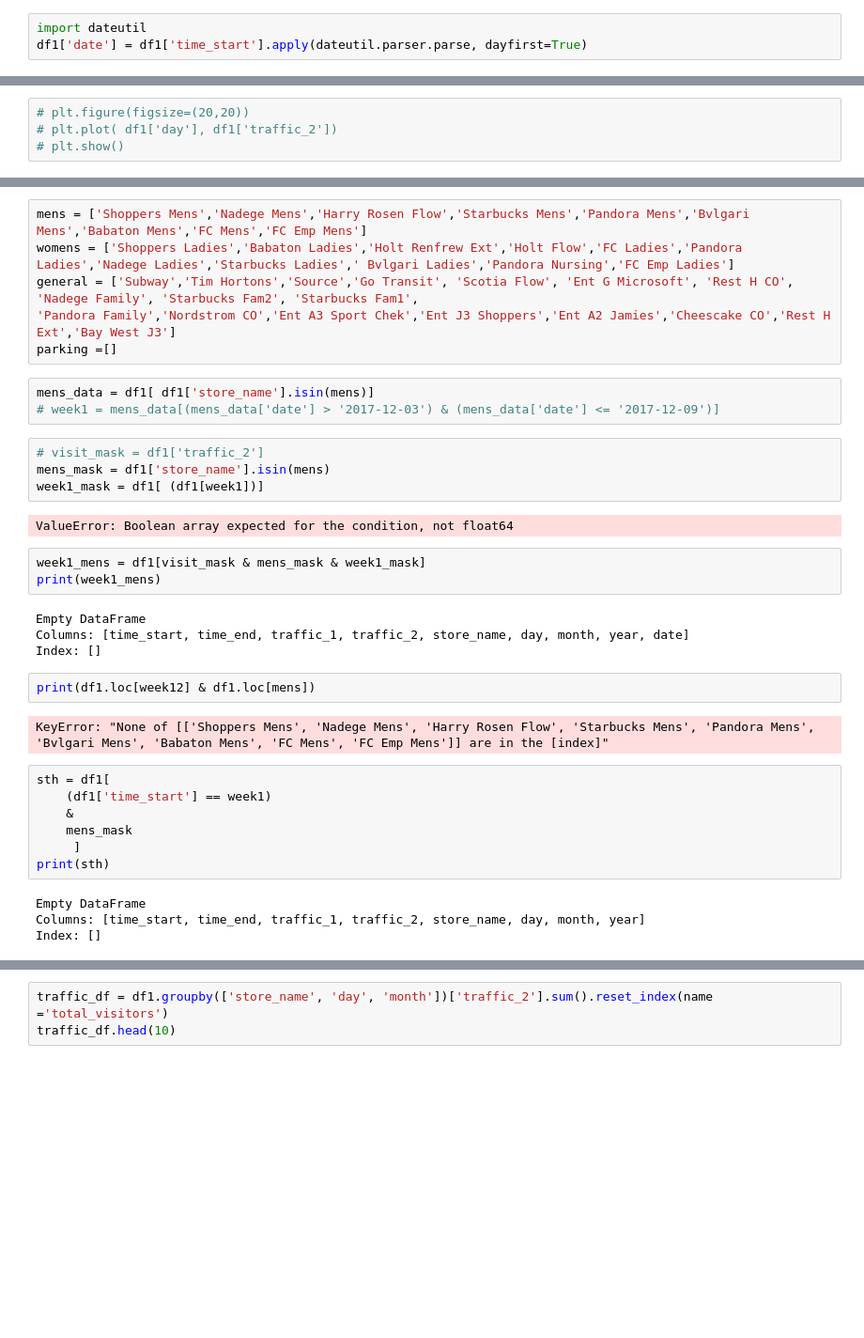
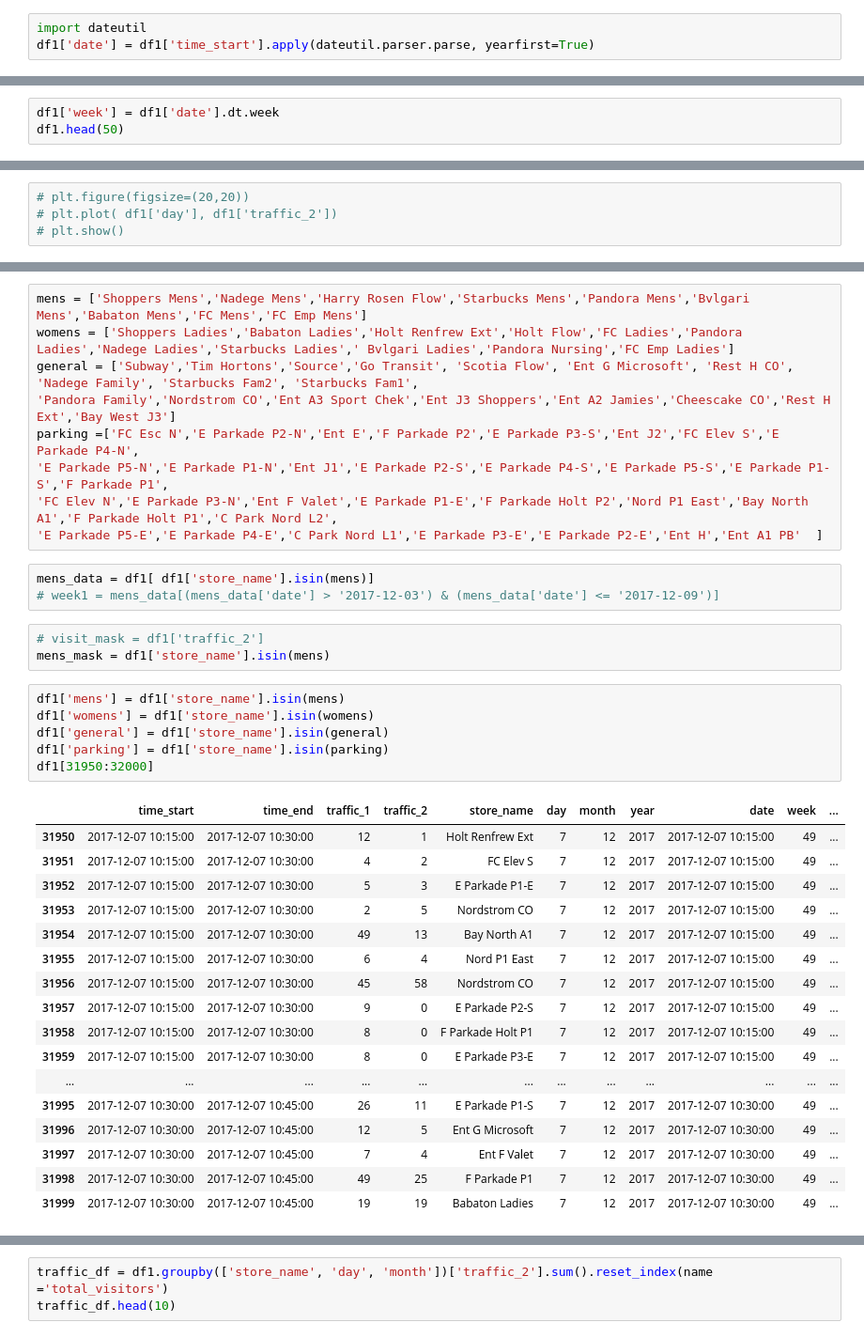
Before and after one commit to arvindkarir/retail, a Jupyter notebook: Retail_challenge.ipynb, the cells around one changed output, grey strips where cells are left out. Shown at 94% size. Cells and saved outputs as stored; diff of their text form; blank space fills up the shorter version.

```diff
--- a/Retail_challenge.ipynb
+++ b/Retail_challenge.ipynb
@@ -122,4 +122,4 @@ df1['month'] = pd.DatetimeIndex(df1['time_start']).month
 df1['year'] = pd.DatetimeIndex(df1['time_start']).year
 # %%
 import dateutil
-df1['date'] = df1['time_start'].apply(dateutil.parser.parse, dayfirst=True)
+df1['date'] = df1['time_start'].apply(dateutil.parser.parse, yearfirst=True)
@@ -145,0 +126,3 @@ df1.head(20)
+# %%
+df1['week'] = df1['date'].dt.week
+df1.head(50)
@@ -183,35 +166,37 @@ mens = ['Shoppers Mens','Nadege Mens','Harry Rosen Flow','Starbucks Mens','Pando
 womens = ['Shoppers Ladies','Babaton Ladies','Holt Renfrew Ext','Holt Flow','FC Ladies','Pandora Ladies','Nadege Ladies','Starbucks Ladies',' Bvlgari Ladies','Pandora Nursing','FC Emp Ladies']
 general = ['Subway','Tim Hortons','Source','Go Transit', 'Scotia Flow', 'Ent G Microsoft', 'Rest H CO', 'Nadege Family', 'Starbucks Fam2', 'Starbucks Fam1',
 'Pandora Family','Nordstrom CO','Ent A3 Sport Chek','Ent J3 Shoppers','Ent A2 Jamies','Cheescake CO','Rest H Ext','Bay West J3']
-parking =[]
+parking =['FC Esc N','E Parkade P2-N','Ent E','F Parkade P2','E Parkade P3-S','Ent J2','FC Elev S','E Parkade P4-N',
+'E Parkade P5-N','E Parkade P1-N','Ent J1','E Parkade P2-S','E Parkade P4-S','E Parkade P5-S','E Parkade P1-S','F Parkade P1',
+'FC Elev N','E Parkade P3-N','Ent F Valet','E Parkade P1-E','F Parkade Holt P2','Nord P1 East','Bay North A1','F Parkade Holt P1','C Park Nord L2',
+'E Parkade P5-E','E Parkade P4-E','C Park Nord L1','E Parkade P3-E','E Parkade P2-E','Ent H','Ent A1 PB'  ]
 # %%
 mens_data = df1[ df1['store_name'].isin(mens)]
 # week1 = mens_data[(mens_data['date'] > '2017-12-03') & (mens_data['date'] <= '2017-12-09')]
 # %%
 # visit_mask = df1['traffic_2']
 mens_mask = df1['store_name'].isin(mens)
-week1_mask = df1[ (df1[week1])]
-# %% [output]
-ValueError: Boolean array expected for the condition, not float64
-# %%
-week1_mens = df1[visit_mask & mens_mask & week1_mask]
-print(week1_mens)
-# %% [output]
-Empty DataFrame
-Columns: [time_start, time_end, traffic_1, traffic_2, store_name, day, month, year, date]
-Index: []
-# %%
-print(df1.loc[week12] & df1.loc[mens])
-# %% [output]
-KeyError: "None of [['Shoppers Mens', 'Nadege Mens', 'Harry Rosen Flow', 'Starbucks Mens', 'Pandora Mens', 'Bvlgari Mens', 'Babaton Mens', 'FC Mens', 'FC Emp Mens']] are in the [index]"
-# %%
-sth = df1[
-    (df1['time_start'] == week1)
-    &
-    mens_mask
-     ]
-print(sth)
-# %% [output]
-Empty DataFrame
-Columns: [time_start, time_end, traffic_1, traffic_2, store_name, day, month, year]
-Index: []
+# %%
+df1['mens'] = df1['store_name'].isin(mens)
+df1['womens'] = df1['store_name'].isin(womens)
+df1['general'] = df1['store_name'].isin(general)
+df1['parking'] = df1['store_name'].isin(parking)
+df1[31950:32000]
+# %% [output]
+|  | time_start | time_end | traffic_1 | traffic_2 | store_name | day | month | year | date | week | ... |
+| 31950 | 2017-12-07 10:15:00 | 2017-12-07 10:30:00 | 12 | 1 | Holt Renfrew Ext | 7 | 12 | 2017 | 2017-12-07 10:15:00 | 49 | ... |
+| 31951 | 2017-12-07 10:15:00 | 2017-12-07 10:30:00 | 4 | 2 | FC Elev S | 7 | 12 | 2017 | 2017-12-07 10:15:00 | 49 | ... |
+| 31952 | 2017-12-07 10:15:00 | 2017-12-07 10:30:00 | 5 | 3 | E Parkade P1-E | 7 | 12 | 2017 | 2017-12-07 10:15:00 | 49 | ... |
+| 31953 | 2017-12-07 10:15:00 | 2017-12-07 10:30:00 | 2 | 5 | Nordstrom CO | 7 | 12 | 2017 | 2017-12-07 10:15:00 | 49 | ... |
+| 31954 | 2017-12-07 10:15:00 | 2017-12-07 10:30:00 | 49 | 13 | Bay North A1 | 7 | 12 | 2017 | 2017-12-07 10:15:00 | 49 | ... |
+| 31955 | 2017-12-07 10:15:00 | 2017-12-07 10:30:00 | 6 | 4 | Nord P1 East | 7 | 12 | 2017 | 2017-12-07 10:15:00 | 49 | ... |
+| 31956 | 2017-12-07 10:15:00 | 2017-12-07 10:30:00 | 45 | 58 | Nordstrom CO | 7 | 12 | 2017 | 2017-12-07 10:15:00 | 49 | ... |
+| 31957 | 2017-12-07 10:15:00 | 2017-12-07 10:30:00 | 9 | 0 | E Parkade P2-S | 7 | 12 | 2017 | 2017-12-07 10:15:00 | 49 | ... |
+| 31958 | 2017-12-07 10:15:00 | 2017-12-07 10:30:00 | 8 | 0 | F Parkade Holt P1 | 7 | 12 | 2017 | 2017-12-07 10:15:00 | 49 | ... |
+| 31959 | 2017-12-07 10:15:00 | 2017-12-07 10:30:00 | 8 | 0 | E Parkade P3-E | 7 | 12 | 2017 | 2017-12-07 10:15:00 | 49 | ... |
+| ... | ... | ... | ... | ... | ... | ... | ... | ... | ... | ... | ... |
+| 31995 | 2017-12-07 10:30:00 | 2017-12-07 10:45:00 | 26 | 11 | E Parkade P1-S | 7 | 12 | 2017 | 2017-12-07 10:30:00 | 49 | ... |
+| 31996 | 2017-12-07 10:30:00 | 2017-12-07 10:45:00 | 12 | 5 | Ent G Microsoft | 7 | 12 | 2017 | 2017-12-07 10:30:00 | 49 | ... |
+| 31997 | 2017-12-07 10:30:00 | 2017-12-07 10:45:00 | 7 | 4 | Ent F Valet | 7 | 12 | 2017 | 2017-12-07 10:30:00 | 49 | ... |
+| 31998 | 2017-12-07 10:30:00 | 2017-12-07 10:45:00 | 49 | 25 | F Parkade P1 | 7 | 12 | 2017 | 2017-12-07 10:30:00 | 49 | ... |
+| 31999 | 2017-12-07 10:30:00 | 2017-12-07 10:45:00 | 19 | 19 | Babaton Ladies | 7 | 12 | 2017 | 2017-12-07 10:30:00 | 49 | ... |
```
Also changed, not shown: parts of 19 cells of this notebook.
